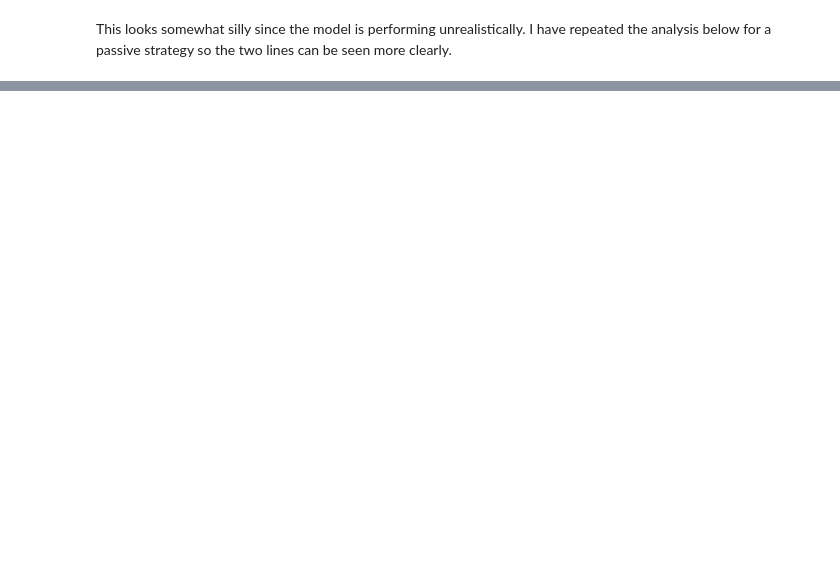
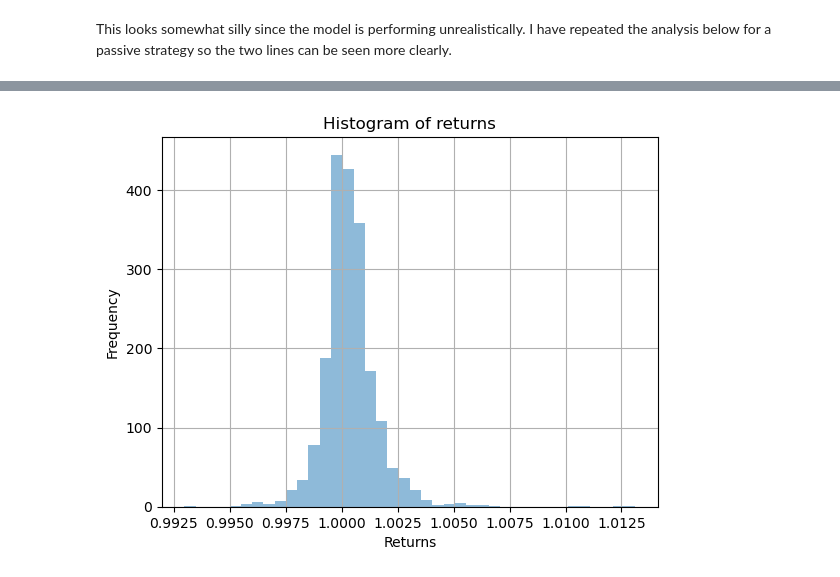
Before and after one commit to ed-roberts-github/trading_classifier, a Jupyter notebook: SVM_model.ipynb, the cells around one changed output, grey strips where cells are left out. Saved outputs shown, nothing was run; the diff lists cells and outputs as text; code cells hidden in the pictures; blank space fills up the shorter version.

```diff
--- a/SVM_model.ipynb
+++ b/SVM_model.ipynb
@@ -363,0 +420,7 @@ This looks more realistic! You can see thee drawdown periods clearly graphed out
+# %%
+ax = risk['lstrategy_4'].apply(np.exp).hist(bins=40, density=True, histtype='stepfilled', alpha=0.5)
+ax.set_title('Histogram of returns')
+ax.set_xlabel('Returns')
+ax.set_ylabel('Frequency');
+# %% [output]
+[figure, added]
```
Also changed, not shown: parts of 28 cells of this notebook, 1 other file.
